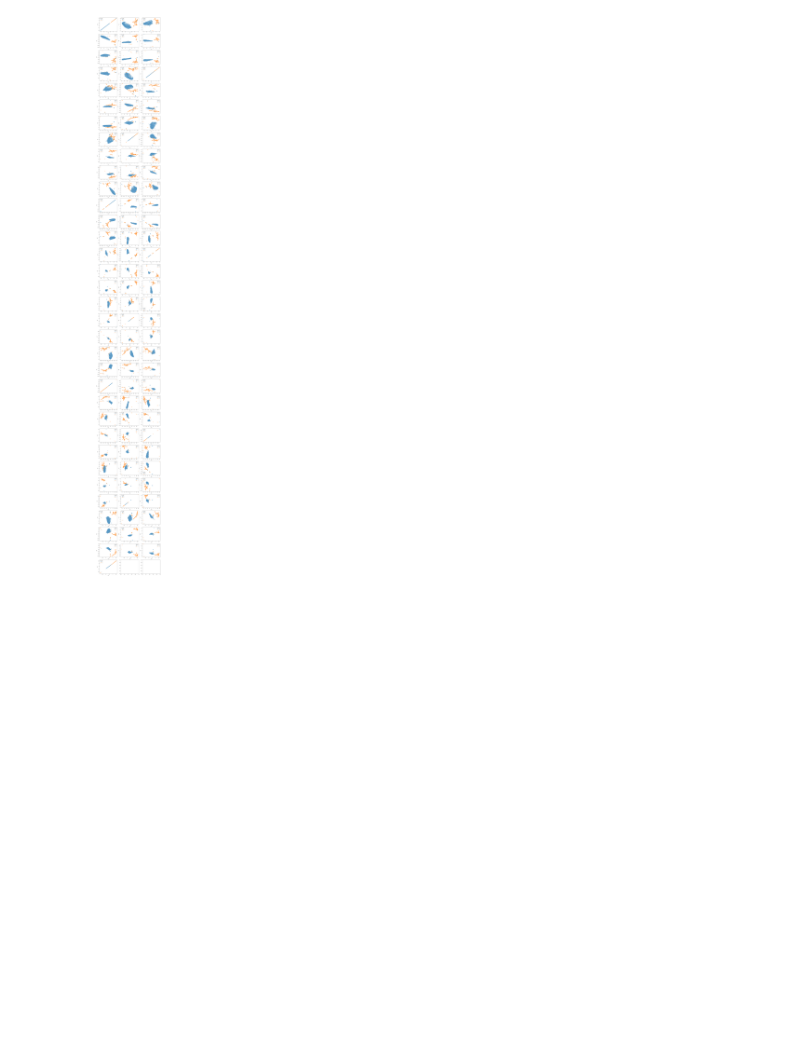
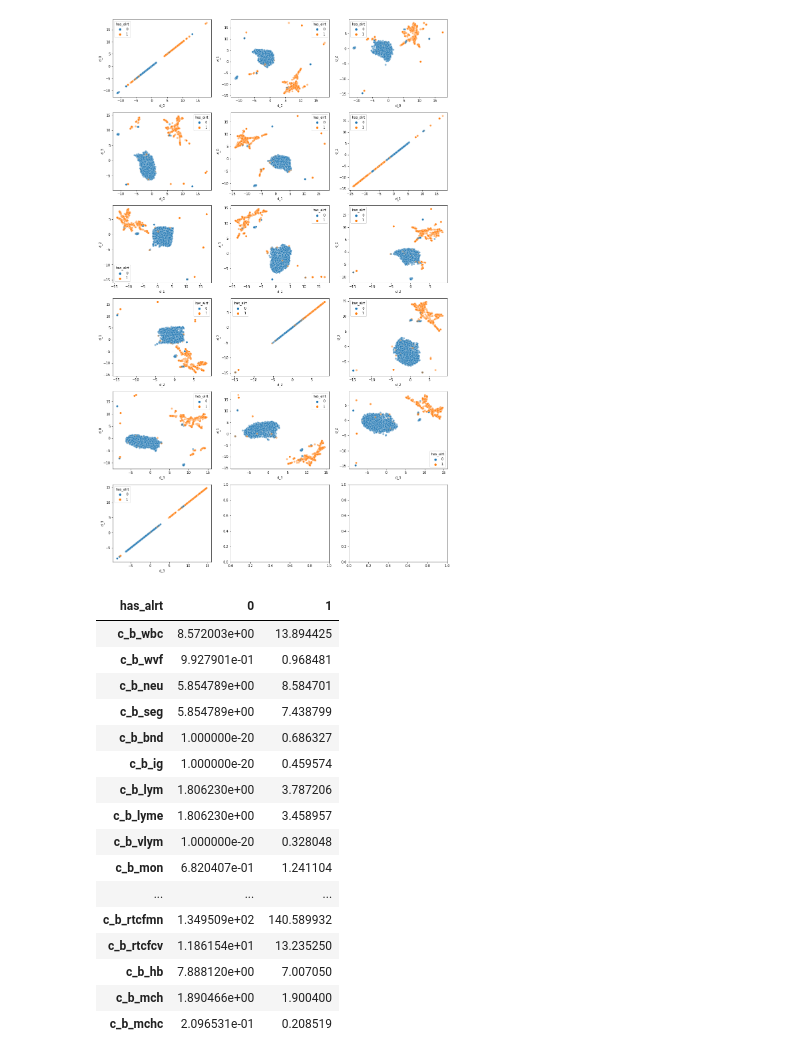
Before and after one commit to HJJoosse/celldyn_embedder, a Jupyter notebook: bake_off/pacmap.ipynb, the cells around one changed output. Drawn from its saved outputs; the diff is of its cells as text; code cells hidden in the pictures; blank space fills up the shorter version.

Commit message:
clusteren van alerts

```diff
--- a/bake_off/pacmap.ipynb
+++ b/bake_off/pacmap.ipynb
@@ -76,7 +76,7 @@ sample_df_index = sample_df.index
 model_data = pre_transformer.fit_transform(sample_df[meas_columns])
 model_data = StandardScaler().fit_transform(sample_df)
 # %%
-reduce_dim = 10
+reduce_dim = 4
 embedder_full = pacmap.PaCMAP(n_dims = reduce_dim,n_neighbors = 50,MN_ratio=1.5,FP_ratio = 2.0)
 transformed_data = embedder_full.fit_transform(model_data) # final_columns
 # %%
@@ -95,4 +95,4 @@ plt.plot([0,mx],[0,my],ls = "--")
 # %%
-clusterer_embedding = KMeans(n_clusters = 5)
+clusterer_embedding = KMeans(n_clusters = 2)
 clusterer_embedding.fit(transformed_data)
 # %% [output]
@@ -132,6 +152,6 @@ David-Bouldin ratio, higher than 1 means better clustering for embedding 4.33393
 # %%
 plot_df = pd.DataFrame(data=transformed_data, columns=[f'd_{i}' for i in range(reduce_dim)], index=sample_df.index)
-plot_df = plot_df.join(sample_df[mode_columns+alrt_columns])
+plot_df = plot_df.join(sample_df[mode_columns+alrt_columns+meas_columns])
 plot_df['k_means']  = clusterer_embedding.labels_
 
 plot_df['has_alrt'] = np.where(np.sum(plot_df[alrt_columns],axis = 1) >0.5,1,0)
@@ -154,4 +184,25 @@ for ki in range(reduce_dim):
                             hue='has_alrt', alpha=0.5)
         k += 1
 # %% [output]
-[figure, old version]
+[figure, new version]
+# %%
+pd.set_option('display.max_rows', 100)
+plot_df.groupby("has_alrt")[meas_columns].mean().T
+# %% [output]
+| has_alrt | 0 | 1 |
+| c_b_wbc | 8.572003e+00 | 13.894425 |
+| c_b_wvf | 9.927901e-01 | 0.968481 |
+| c_b_neu | 5.854789e+00 | 8.584701 |
+| c_b_seg | 5.854789e+00 | 7.438799 |
+| c_b_bnd | 1.000000e-20 | 0.686327 |
+| c_b_ig | 1.000000e-20 | 0.459574 |
+| c_b_lym | 1.806230e+00 | 3.787206 |
+| c_b_lyme | 1.806230e+00 | 3.458957 |
+| c_b_vlym | 1.000000e-20 | 0.328048 |
+| c_b_mon | 6.820407e-01 | 1.241104 |
+| ... | ... | ... |
+| c_b_rtcfmn | 1.349509e+02 | 140.589932 |
+| c_b_rtcfcv | 1.186154e+01 | 13.235250 |
+| c_b_hb | 7.888120e+00 | 7.007050 |
+| c_b_mch | 1.890466e+00 | 1.900400 |
+| c_b_mchc | 2.096531e-01 | 0.208519 |
```
Also changed, not shown: parts of 6 cells of this notebook, 4 other files.
